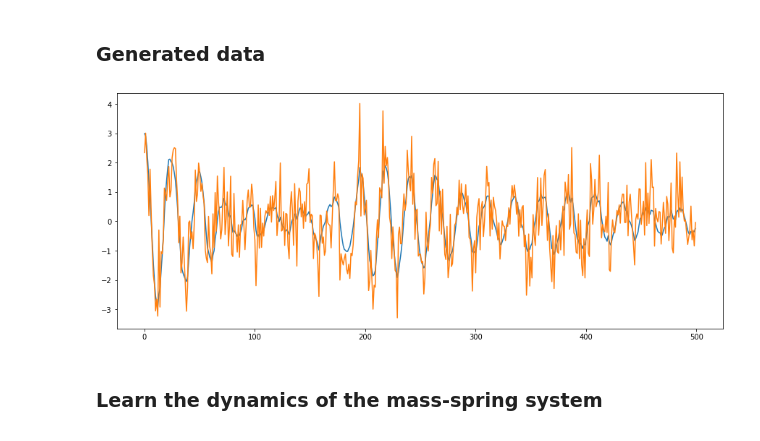
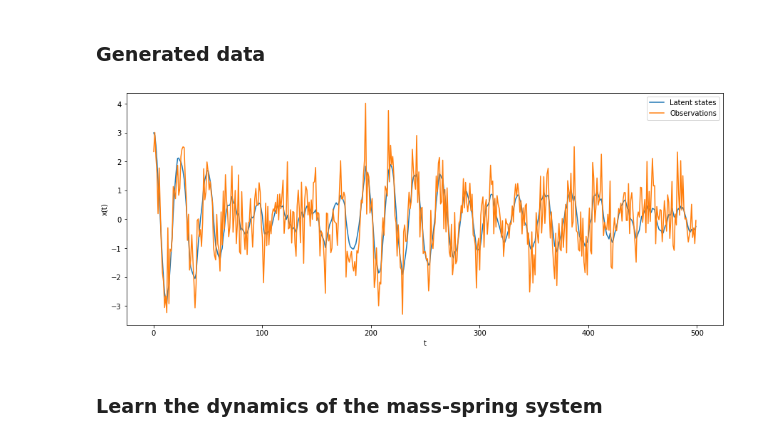
Before and after one commit to Archibald-Lafraik/pipps, a Jupyter notebook: lds/spring_system.ipynb, the cells around one changed output. Saved outputs shown, nothing was run; the diff lists cells and outputs as text; code cells hidden in the pictures.

```diff
--- a/lds/spring_system.ipynb
+++ b/lds/spring_system.ipynb
@@ -39,11 +39,15 @@ N = 4
 zs, xs = get_observations(k, delta_t, m, z, mu0, V0, trans_noise, obs_noise, num_steps, N, key=JAX_KEY)
 # %%
 plt.figure(figsize=(15, 6))
-plt.plot(zs[:, 0, 0])
-plt.plot(xs[:, 0, 0])
+plt.plot(zs[:, 0, 0], label="Latent states")
+plt.plot(xs[:, 0, 0], label="Observations")
+plt.xlabel('t')
+plt.ylabel('x(t)')
+plt.legend()
+plt.savefig('mass_spring_damped.jpg', bbox_inches='tight')
 plt.show()
 # %% [output]
-[figure, old version]
+[figure, new version]
 # %% [markdown]
 ### Learn the dynamics of the mass-spring system
 # %%
```
Also changed, not shown: parts of 1 cell of this notebook, 4 other files.
